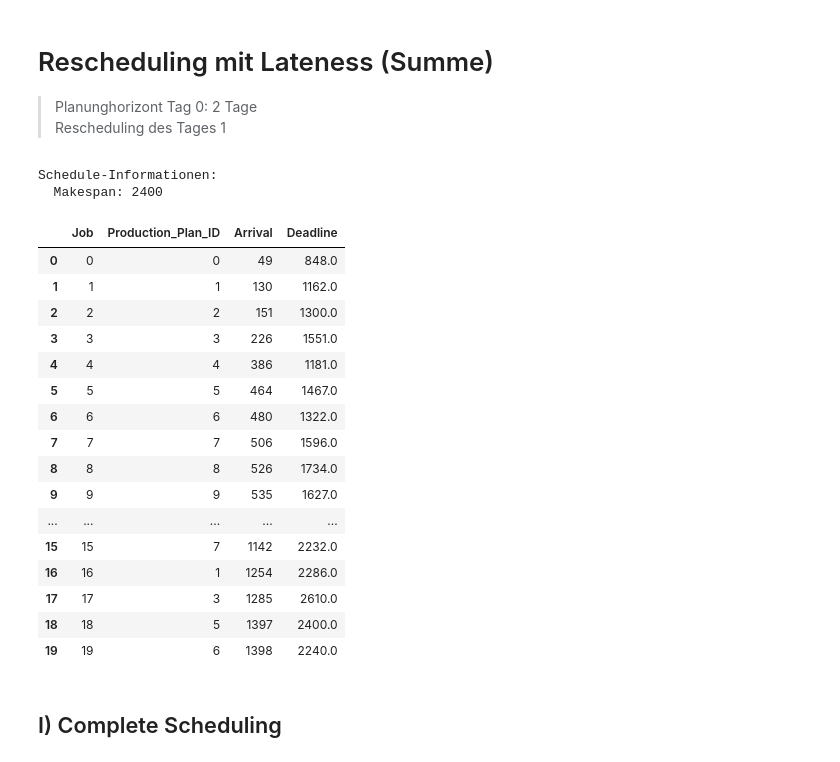
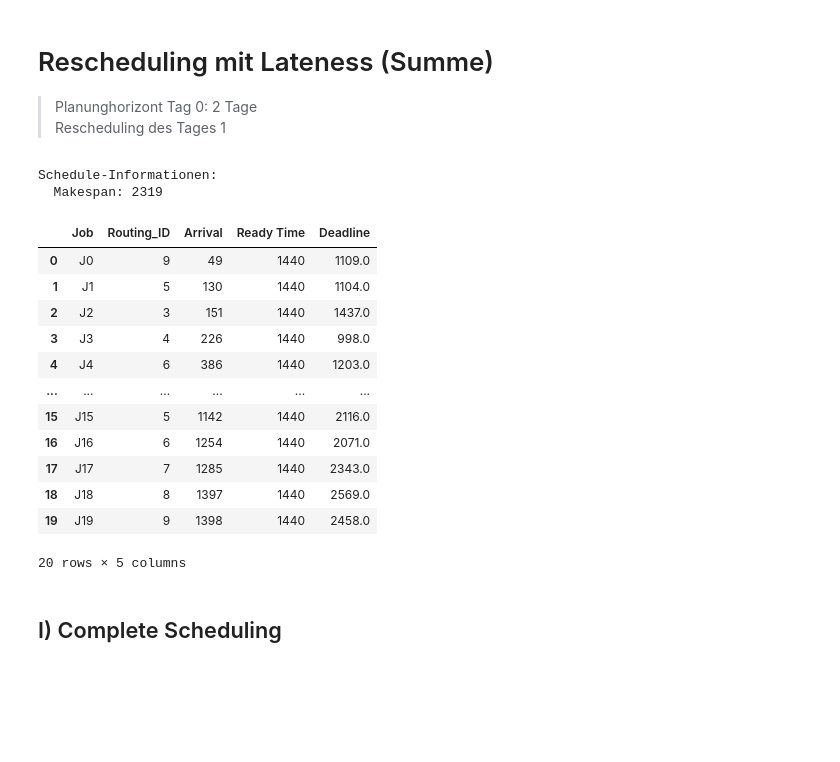
Before and after one commit to konrad-adamski/HTWD_Minimalinvasives_Job-Shop_Scheduling, a Jupyter notebook: notebooks/12_LP_Scheduling_Lateness with Arrival/01_Lateness_Sum_Rescheduling (Regeneration).ipynb, the cells around one changed output. Cells and saved outputs as stored; diff of their text form; code cells hidden in the pictures; blank space fills up the shorter version.

```diff
--- a/notebooks/12_LP_Scheduling_Lateness with Arrival/01_Lateness_Sum_Rescheduling (Regeneration).ipynb
+++ b/notebooks/12_LP_Scheduling_Lateness with Arrival/01_Lateness_Sum_Rescheduling (Regeneration).ipynb
@@ -26 +5,23 @@ pd.set_option('display.max_rows', 21)
+# %%
+# Datenzugriff
+from configs.path_manager import get_path
+
+# Utils
+import src.utils.presenter as show
+from src.utils.analize import check_constrains as check
+from src.utils.production_process import initialize as init
+from src.utils.production_process import filter as process_filter
+from src.utils.production_process import gen_deadline as gen_deadline
+
+# Solver Model
+from src.models.lp import lateness_scheduling as lp_late_schedule
+from src.models.lp import lateness_rescheduling as lp_late_reschedule
+import src.models.heuristics.fcfs as fcfs
+
+# Simulation
+from src.simulation.ProductionSimulation import ProductionSimulation
+
+# Extern
+import pandas as pd
+pd.set_option('display.max_rows', 16)
 # %%
@@ -28,33 +29,33 @@ max_time = 60*5 # 5 min
 # %%
+# Datei laden
 basic_data_path = get_path("data", "basic")
-day_count = 1
+df_routings = pd.read_csv(basic_data_path / "instance.csv")
+df_routings
 
-df_instance = pd.read_csv(basic_data_path / "instance.csv")
-df_jssp, df_job_arrivals = init.create_production_orders_for_shifts(df_template=df_instance, shift_count=day_count,
-                                                                 u_b_mmax= 0.94, shift_length=1440, shuffle=True,
-                                                                 job_seed=40, arrival_seed=80)
-df_job_times = gen_deadline.get_times_df(df_jssp, df_job_arrivals, fcfs.schedule_with_arrivals, target_service=1.0)
-df_job_times
+df_jssp, df_jobs_arrivals = init.create_jobs_for_shifts(df_routings = df_routings,
+                                                        routing_column = "Routing_ID", job_column = "Job",
+                                                        shift_count = 1, shift_length = 1440,
+                                                        u_b_mmax = 0.94, shuffle = True,
+                                                        job_seed=40, arrival_seed=80
+                                                       )
+df_jobs_times = gen_deadline.get_times_df(df_jssp, df_jobs_arrivals, fcfs.schedule_with_arrivals, target_service=1.0)
+df_jobs_times
 # %% [output]
 Schedule-Informationen:
-  Makespan: 2400
+  Makespan: 2319
-|  | Job | Production_Plan_ID | Arrival | Deadline |
-| 0 | 0 | 0 | 49 | 848.0 |
-| 1 | 1 | 1 | 130 | 1162.0 |
-| 2 | 2 | 2 | 151 | 1300.0 |
-| 3 | 3 | 3 | 226 | 1551.0 |
-| 4 | 4 | 4 | 386 | 1181.0 |
-| 5 | 5 | 5 | 464 | 1467.0 |
-| 6 | 6 | 6 | 480 | 1322.0 |
-| 7 | 7 | 7 | 506 | 1596.0 |
-| 8 | 8 | 8 | 526 | 1734.0 |
-| 9 | 9 | 9 | 535 | 1627.0 |
-| ... | ... | ... | ... | ... |
-| 15 | 15 | 7 | 1142 | 2232.0 |
-| 16 | 16 | 1 | 1254 | 2286.0 |
-| 17 | 17 | 3 | 1285 | 2610.0 |
-| 18 | 18 | 5 | 1397 | 2400.0 |
-| 19 | 19 | 6 | 1398 | 2240.0 |
+|  | Job | Routing_ID | Arrival | Ready Time | Deadline |
+| 0 | J0 | 9 | 49 | 1440 | 1109.0 |
+| 1 | J1 | 5 | 130 | 1440 | 1104.0 |
+| 2 | J2 | 3 | 151 | 1440 | 1437.0 |
+| 3 | J3 | 4 | 226 | 1440 | 998.0 |
+| 4 | J4 | 6 | 386 | 1440 | 1203.0 |
+| ... | ... | ... | ... | ... | ... |
+| 15 | J15 | 5 | 1142 | 1440 | 2116.0 |
+| 16 | J16 | 6 | 1254 | 1440 | 2071.0 |
+| 17 | J17 | 7 | 1285 | 1440 | 2343.0 |
+| 18 | J18 | 8 | 1397 | 1440 | 2569.0 |
+| 19 | J19 | 9 | 1398 | 1440 | 2458.0 |
+20 rows × 5 columns
 # %% [markdown]
 ## I) Complete Scheduling
 # %%
```
Also changed, not shown: parts of 16 cells of this notebook, 45 other files.
